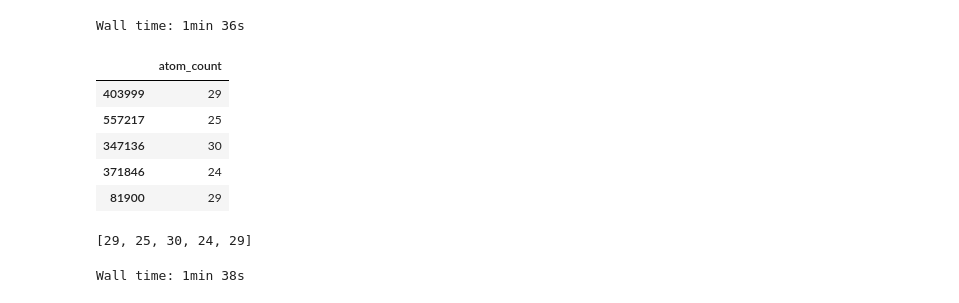
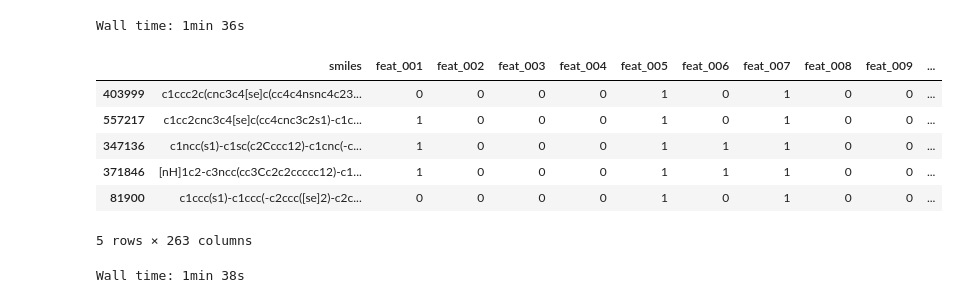
Before and after one commit to madhuvijay95/cs181-practical1, a Jupyter notebook: sample_rdkit.ipynb, the cells around one changed output. Cells and saved outputs as stored; diff of their text form; code cells hidden in the pictures.

```diff
--- a/sample_rdkit.ipynb
+++ b/sample_rdkit.ipynb
@@ -25,19 +26,16 @@ feature_names = list(df_train.columns[1:(len(df_train.columns)-1)])
 df_train['molecule'] = map(rdkit.Chem.MolFromSmiles, df_train['smiles'].values)
 # %% [output]
 Wall time: 1min 36s
-# %%
-df_train[0:5][['atom_count']]
-# %% [output]
-|  | atom_count |
-| 403999 | 29 |
-| 557217 | 25 |
-| 347136 | 30 |
-| 371846 | 24 |
-| 81900 | 29 |
-# %%
-map(lambda m : len(m.GetAtoms()), df_train[0:5]['molecule'].values)
-# %% [output]
-[29, 25, 30, 24, 29]
+# %%
+df_train.head()
+# %% [output]
+|  | smiles | feat_001 | feat_002 | feat_003 | feat_004 | feat_005 | feat_006 | feat_007 | feat_008 | feat_009 | ... |
+| 403999 | c1ccc2c(cnc3c4[se]c(cc4c4nsnc4c23... | 0 | 0 | 0 | 0 | 1 | 0 | 1 | 0 | 0 | ... |
+| 557217 | c1cc2cnc3c4[se]c(cc4cnc3c2s1)-c1c... | 1 | 0 | 0 | 0 | 1 | 0 | 1 | 0 | 0 | ... |
+| 347136 | c1ncc(s1)-c1sc(c2Cccc12)-c1cnc(-c... | 1 | 0 | 0 | 0 | 1 | 1 | 1 | 0 | 0 | ... |
+| 371846 | [nH]1c2-c3ncc(cc3Cc2c2ccccc12)-c1... | 1 | 0 | 0 | 0 | 1 | 1 | 1 | 0 | 0 | ... |
+| 81900 | c1ccc(s1)-c1ccc(-c2ccc([se]2)-c2c... | 0 | 0 | 0 | 0 | 1 | 0 | 1 | 0 | 0 | ... |
+5 rows × 263 columns
 # %%
 %%time
 df_train['atom_count'] = map(lambda m : len(m.GetAtoms()), df_train['molecule'].values)
```
Also changed, not shown: parts of 8 cells of this notebook.
